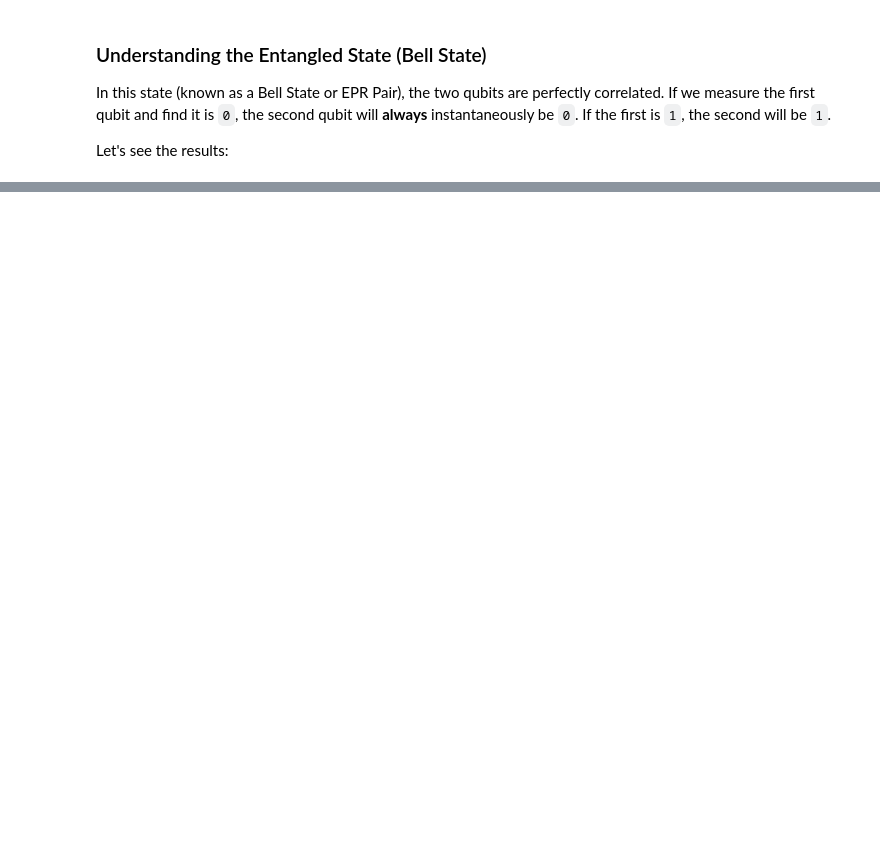
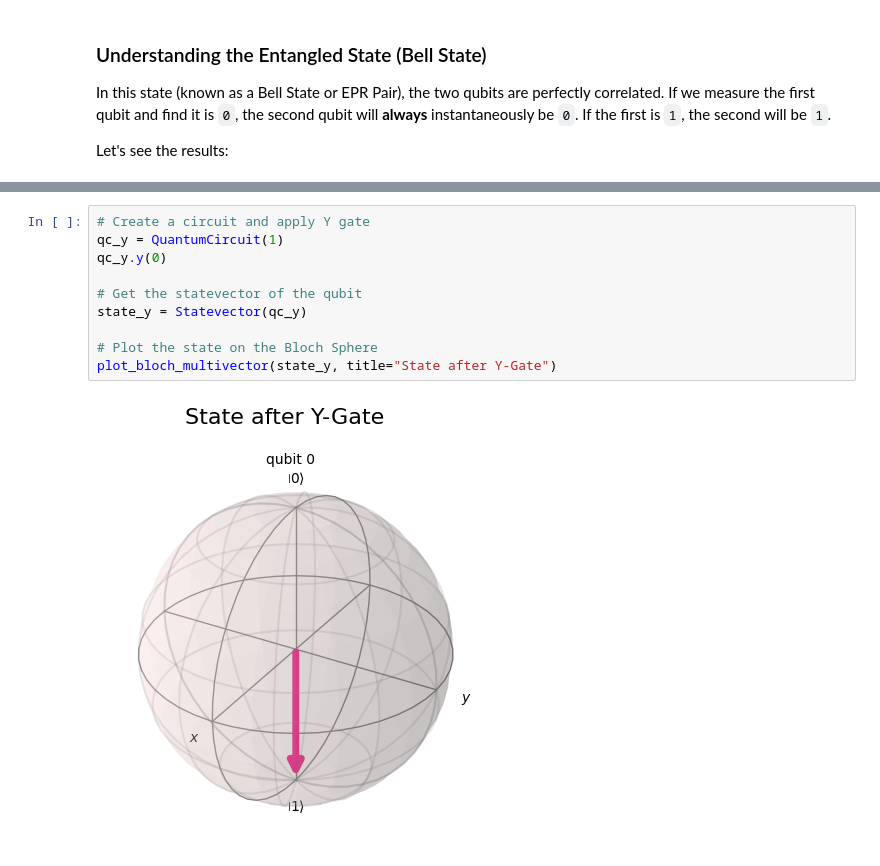
Before and after one commit to batuhanhangun/cscon26_qiskit, a Jupyter notebook: 01_Qiskit_Introduction.ipynb, the cells around one changed output, grey strips where cells are left out. Cells and saved outputs as stored; diff of their text form; blank space fills up the shorter version.

```diff
--- a/01_Qiskit_Introduction.ipynb
+++ b/01_Qiskit_Introduction.ipynb
@@ -150,0 +174,12 @@ plot_histogram(counts_entangle, title="Entanglement Results (States 00 and 11)")
+# %%
+# Create a circuit and apply Y gate
+qc_y = QuantumCircuit(1)
+qc_y.y(0)
+
+# Get the statevector of the qubit
+state_y = Statevector(qc_y)
+
+# Plot the state on the Bloch Sphere
+plot_bloch_multivector(state_y, title="State after Y-Gate")
+# %% [output]
+[figure, added]
```
Also changed, not shown: parts of 14 cells of this notebook, 2 other files.
